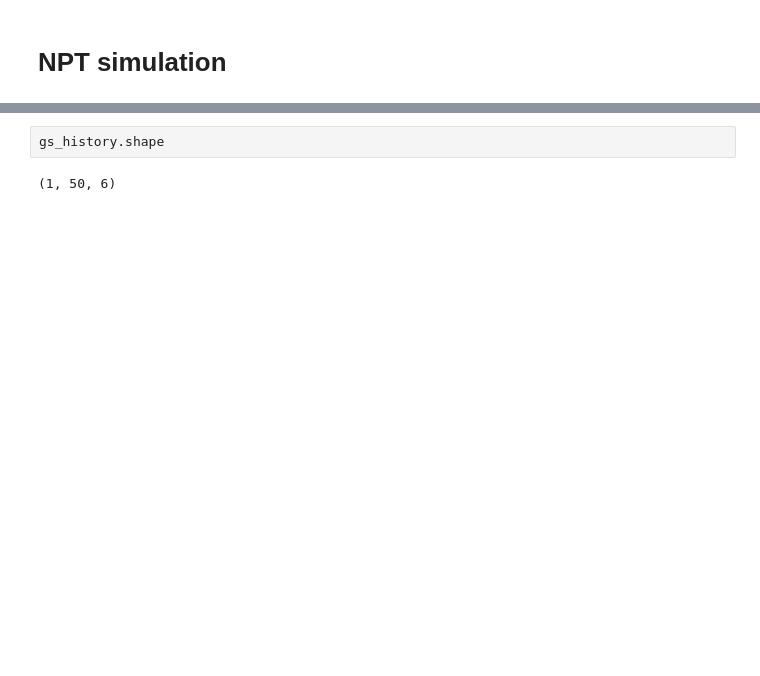
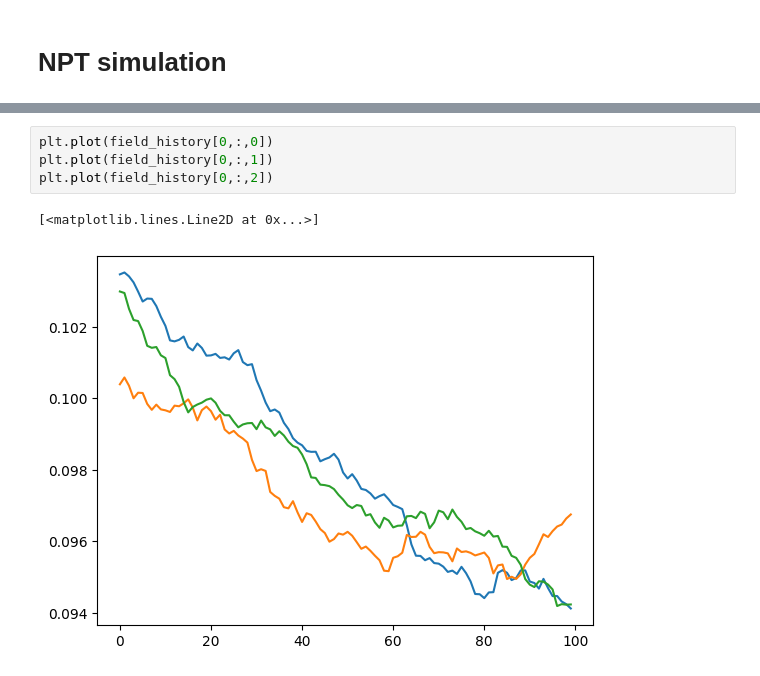
Before and after one commit to salinelake/OpenFerro, a Jupyter notebook: examples/BTO.ipynb, the cells around one changed output, grey strips where cells are left out. Drawn from its saved outputs; the diff is of its cells as text; blank space fills up the shorter version.

```diff
--- a/examples/BTO.ipynb
+++ b/examples/BTO.ipynb
@@ -148,5 +158,8 @@ global strain: [0.01452101 0.01482117 0.01447302 0.00158364 0.0013184  0.00129
 # %%
-gs_history.shape
+plt.plot(field_history[0,:,0])
+plt.plot(field_history[0,:,1])
+plt.plot(field_history[0,:,2])
 # %% [output]
-(1, 50, 6)
+[<matplotlib.lines.Line2D at 0x...>]
+[figure, added]
 # %%
```
Also changed, not shown: parts of 5 cells of this notebook, 6 other files.
